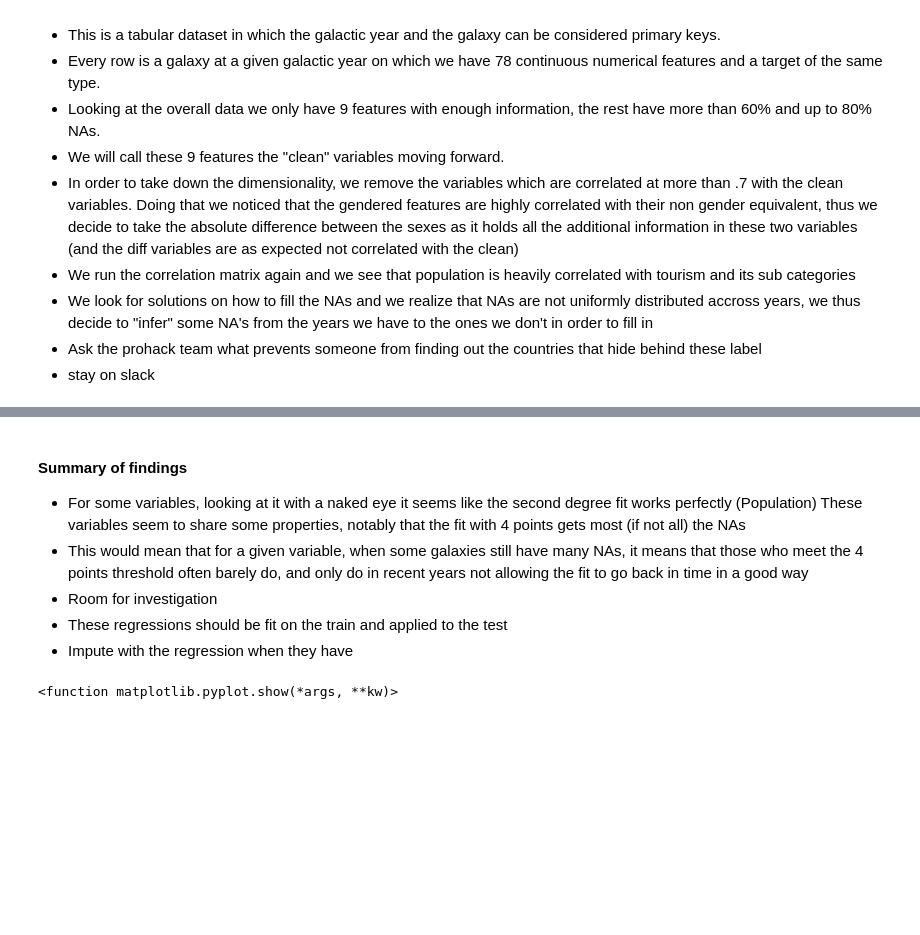
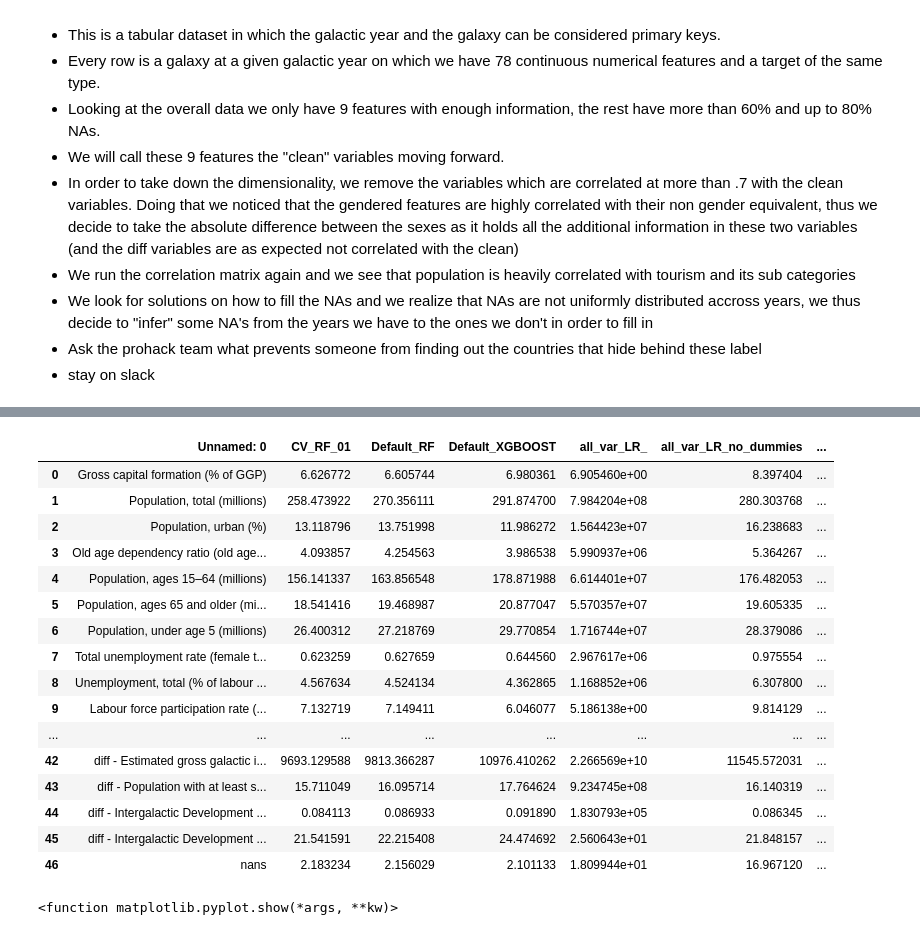
Before and after one commit to AzizMosbah/HappinessForecast, a Jupyter notebook: Draft.ipynb, the cells around one changed output, grey strips where cells are left out. Drawn from its saved outputs; the diff is of its cells as text; code cells hidden in the pictures; blank space fills up the shorter version.

```diff
--- a/Draft.ipynb
+++ b/Draft.ipynb
@@ -363,6 +368,8 @@ for col in [df_mix.columns[-2]]:
 # %%
 import itertools
 import statistics
+# %%
+RMSE_df = pd.read_csv("../RMSE_df.csv")
 # %%
 '''
 Pipeline 2
@@ -374,14 +381,16 @@ def closest(lst, K):
     return lst[min(range(len(lst)), key = lambda i: abs(lst[i]-K))]
 
 
-DEGREE = 1
+DEGREE = 3
 MIN_POINT_NUMBER = 4
 MIN_DIST = 8000
 
+RMSE_list = []
+
 print('With a linear fit on 4 points or more we could')
-for column in df_mix.columns:
-    if (column in ['y', 'nans', 'galaxy', 'galactic year']):
-        continue
+for column in df_mix.columns[11:]:
+#     if (column in ['y', 'nans', 'galaxy', 'galactic year']):
+#         continue
 
     for galaxy in df_mix.galaxy.unique():
         tmp = df_reg.loc[df_mix.galaxy == galaxy, ['galactic year', 'galaxy', column]]
@@ -402,7 +411,13 @@ for column in df_mix.columns:
             df_reg.loc[df_reg.galaxy == galaxy, 'fit {0}'.format(column)] = pred
 
     c = 'fit {0}'.format(column)
-    df_mix.loc[df_mix[column].isna(), column] = df_reg.loc[df_mix[column].isna(),c]
-    print('reduce the Nas of {0} to {1}'.format(column,sum(df_mix[column].isna())))
+    y_test = df_mix.loc[~np.array(df_mix[column].isna()) & ~np.array(df_reg[c].isna()) , column]
+    y_pred = df_reg.loc[~np.array(df_mix[column].isna()) & ~np.array(df_reg[c].isna()),c]
+    #print('reduce the Nas of {0} to {1}'.format(column,sum(df_mix[column].isna())))
+    TARGET = column
+    print('RMSE for {0}: {1}'.format(TARGET,sqrt(mean_squared_error(y_test, y_pred))))
+    RMSE_list.append(sqrt(mean_squared_error(y_test, y_pred)))
+
+RMSE_df['Trend_experiement_deg3'] = RMSE_list
 # %% [output]
 With a linear fit on 4 points or more we could
@@ -427,7 +440,20 @@ df_1.to_csv("../train_56_diff.csv")
-# %% [markdown]
-#### Summary of findings
-- For some variables, looking at it with a naked eye it seems like the second degree fit works perfectly (Population) These variables seem to share some properties, notably that the fit with 4 points gets most (if not all) the NAs
-- This would mean that for a given variable, when some galaxies still have many NAs, it means that those who meet the 4 points threshold often barely do, and only do in recent years not allowing the fit to go back in time in a good way
-- Room for investigation
-- These regressions should be fit on the train and applied to the test
-- Impute with the regression when they have
+# %%
+RMSE_df
+# %% [output]
+|  | Unnamed: 0 | CV_RF_01 | Default_RF | Default_XGBOOST | all_var_LR_ | all_var_LR_no_dummies | ... |
+| 0 | Gross capital formation (% of GGP) | 6.626772 | 6.605744 | 6.980361 | 6.905460e+00 | 8.397404 | ... |
+| 1 | Population, total (millions) | 258.473922 | 270.356111 | 291.874700 | 7.984204e+08 | 280.303768 | ... |
+| 2 | Population, urban (%) | 13.118796 | 13.751998 | 11.986272 | 1.564423e+07 | 16.238683 | ... |
+| 3 | Old age dependency ratio (old age... | 4.093857 | 4.254563 | 3.986538 | 5.990937e+06 | 5.364267 | ... |
+| 4 | Population, ages 15–64 (millions) | 156.141337 | 163.856548 | 178.871988 | 6.614401e+07 | 176.482053 | ... |
+| 5 | Population, ages 65 and older (mi... | 18.541416 | 19.468987 | 20.877047 | 5.570357e+07 | 19.605335 | ... |
+| 6 | Population, under age 5 (millions) | 26.400312 | 27.218769 | 29.770854 | 1.716744e+07 | 28.379086 | ... |
+| 7 | Total unemployment rate (female t... | 0.623259 | 0.627659 | 0.644560 | 2.967617e+06 | 0.975554 | ... |
+| 8 | Unemployment, total (% of labour ... | 4.567634 | 4.524134 | 4.362865 | 1.168852e+06 | 6.307800 | ... |
+| 9 | Labour force participation rate (... | 7.132719 | 7.149411 | 6.046077 | 5.186138e+00 | 9.814129 | ... |
+| ... | ... | ... | ... | ... | ... | ... | ... |
+| 42 | diff - Estimated gross galactic i... | 9693.129588 | 9813.366287 | 10976.410262 | 2.266569e+10 | 11545.572031 | ... |
+| 43 | diff - Population with at least s... | 15.711049 | 16.095714 | 17.764624 | 9.234745e+08 | 16.140319 | ... |
+| 44 | diff - Intergalactic Development ... | 0.084113 | 0.086933 | 0.091890 | 1.830793e+05 | 0.086345 | ... |
+| 45 | diff - Intergalactic Development ... | 21.541591 | 22.215408 | 24.474692 | 2.560643e+01 | 21.848157 | ... |
+| 46 | nans | 2.183234 | 2.156029 | 2.101133 | 1.809944e+01 | 16.967120 | ... |
```
Also changed, not shown: parts of 29 cells of this notebook.
